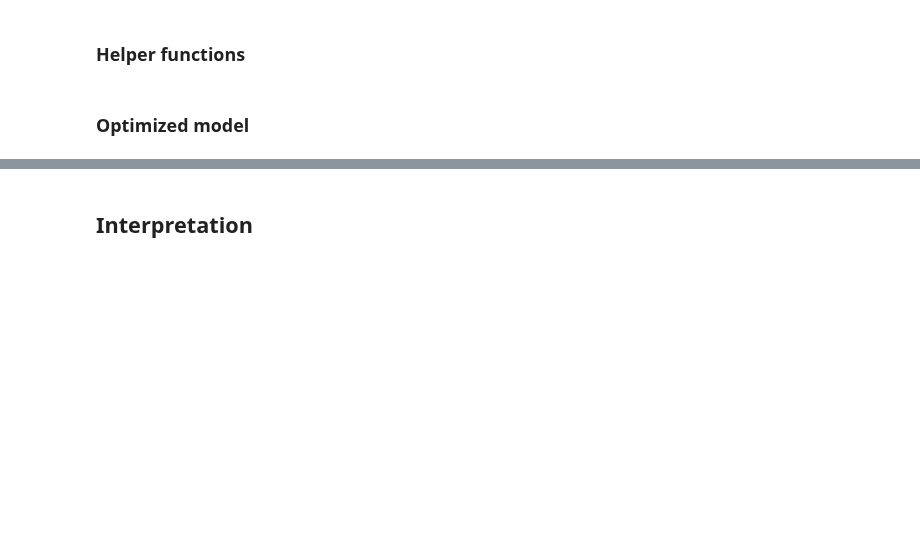
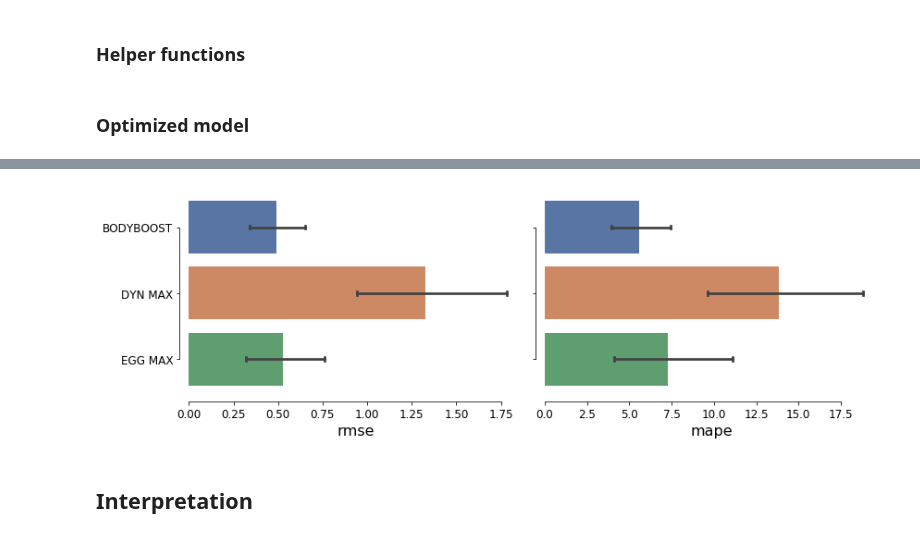
Before and after one commit to romainmartinez/synchro, a Jupyter notebook: synchro.ipynb, the cells around one changed output, grey strips where cells are left out. Saved outputs shown, nothing was run; the diff lists cells and outputs as text; code cells hidden in the pictures; blank space fills up the shorter version.

```diff
--- a/synchro.ipynb
+++ b/synchro.ipynb
@@ -319,3 +341,12 @@ Will train until validation_1-rmse hasn't improved in 50 rounds.
+# %%
+fig, ax = plt.subplots(ncols=2, sharey=True, figsize=(12, 4))
+sns.barplot(y='test', x='rmse', data=evaluation, capsize=0.05, ax=ax[0], orient='h', palette=palette)
+sns.barplot(y='test', x='mape', data=evaluation, capsize=0.05, ax=ax[1], orient='h', palette=palette)
+ax[0].set_ylabel('')
+ax[1].set_ylabel('')
+show(save='share/fig/evaluation.pdf')
+# %% [output]
+[figure, added]
 # %% [markdown]
 ## Interpretation
 # %%
```
Also changed, not shown: parts of 16 cells of this notebook, 12 other files.
